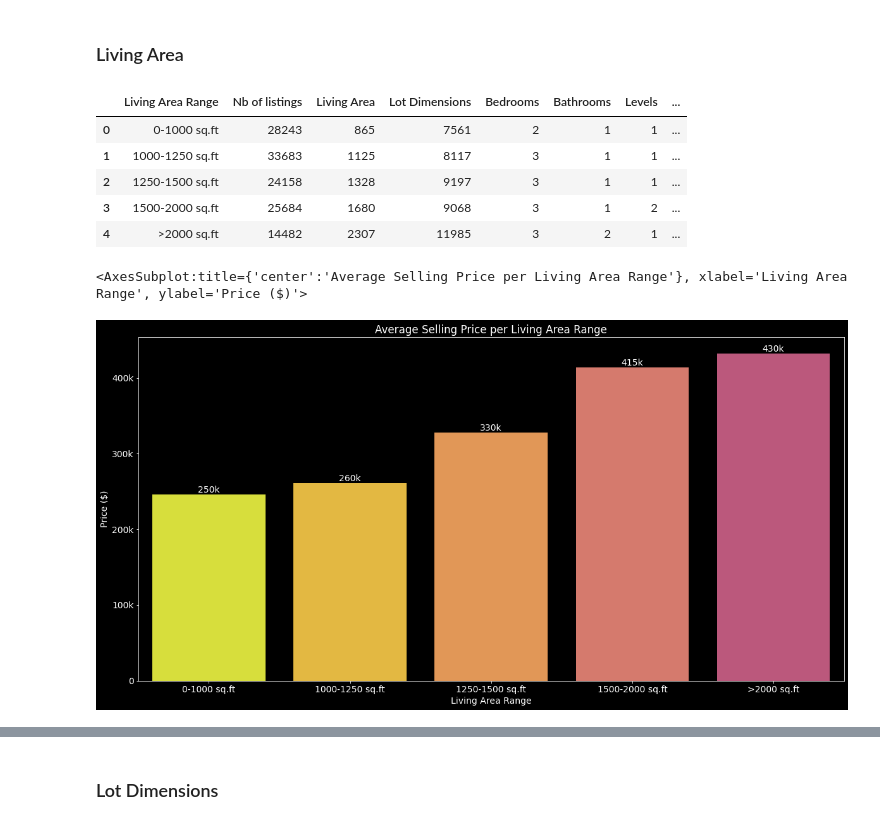
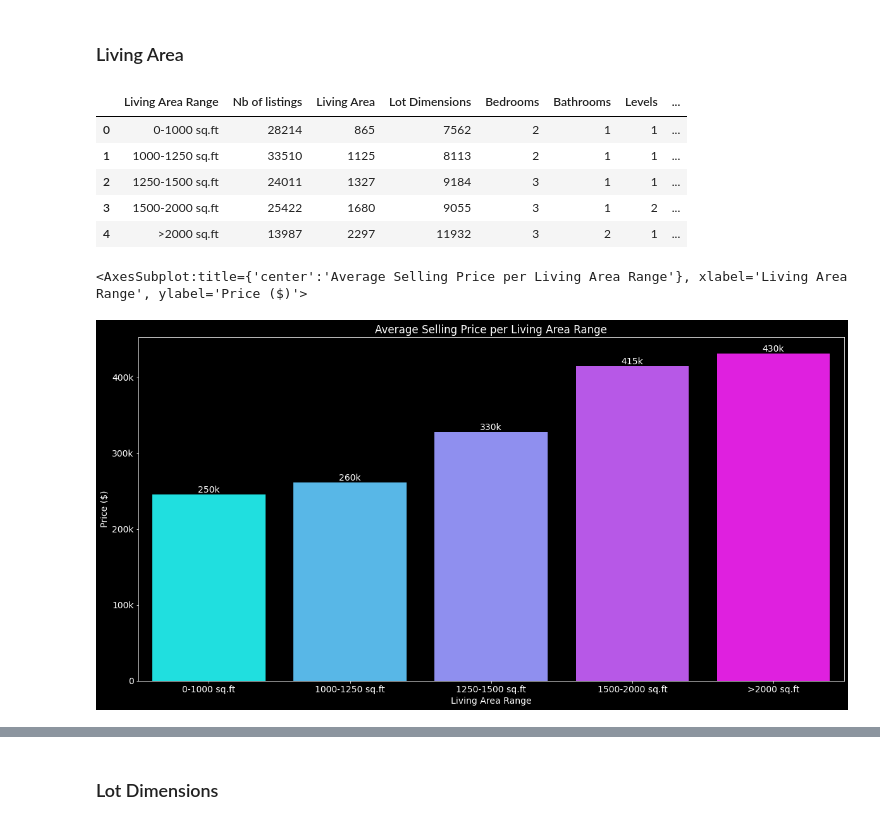
Before and after one commit to simkass/quebec-real-estate-analysis, a Jupyter notebook: notebooks/visualization2.ipynb, the cells around one changed output, grey strips where cells are left out. Saved outputs shown, nothing was run; the diff lists cells and outputs as text; code cells hidden in the pictures.

```diff
--- a/notebooks/visualization2.ipynb
+++ b/notebooks/visualization2.ipynb
@@ -22,13 +22,13 @@ matplotlib.rcParams.update({'font.size': 14})
 # %% [markdown]
 ### Coloring Methods
 # %%
-def get_alpha_blend_cmap(cmap: str, alpha: float):
+def alpha_blend_cmap(cmap: str, alpha: float):
     cls = plt.get_cmap(cmap)(np.linspace(0, 1, 256))
     cls = (1-alpha) + alpha*cls
     return ListedColormap(cls)
 
 
-def get_color_palette_from_cmap(cmap_label: str, cmap_width: int, range_width: int, reversed: bool):
+def color_palette(cmap_label: str, cmap_width: int, range_width: int, reversed: bool):
     colors = []
     cmap = plt.get_cmap(cmap_label, cmap_width)
 
@@ -107,8 +107,6 @@ def add_value_ranges(df: pd.DataFrame, column: str, values: list, unit: str):
 ### Read Processed Data
 # %%
 listings_df = pd.read_csv('../data/processed/processed_listings.csv')
-listings_df = add_price_ranges(listings_df, [200000, 250000, 300000, 350000, 400000, 450000, 500000, 600000])
-listings_df = add_value_ranges(listings_df, "Living Area", [1000, 1250, 1500, 2000], "sq.ft")
 listings_df.sample(5)
 # %% [output]
 |  | Subtype | Style | Living Area | Lot Dimensions | Bedrooms | Bathrooms | Levels | Listing Date | ... |
@@ -165,27 +163,28 @@ fig.add_axes(ax)
 # %% [markdown]
 ### Living Area
 # %%
-la_df = group_column(listings_df, 'Living Area Range')
+df = add_value_ranges(listings_df, "Living Area", [1000, 1250, 1500, 2000], "sq.ft")
+la_df = group_column(df, 'Living Area Range')
 la_df = la_df.sort_values(by=['Price'], ascending=True)
 la_df.head()
 # %% [output]
 |  | Living Area Range | Nb of listings | Living Area | Lot Dimensions | Bedrooms | Bathrooms | Levels | ... |
-| 0 | 0-1000 sq.ft | 28243 | 865 | 7561 | 2 | 1 | 1 | ... |
-| 1 | 1000-1250 sq.ft | 33683 | 1125 | 8117 | 3 | 1 | 1 | ... |
-| 2 | 1250-1500 sq.ft | 24158 | 1328 | 9197 | 3 | 1 | 1 | ... |
-| 3 | 1500-2000 sq.ft | 25684 | 1680 | 9068 | 3 | 1 | 2 | ... |
-| 4 | >2000 sq.ft | 14482 | 2307 | 11985 | 3 | 2 | 1 | ... |
+| 0 | 0-1000 sq.ft | 28214 | 865 | 7562 | 2 | 1 | 1 | ... |
+| 1 | 1000-1250 sq.ft | 33510 | 1125 | 8113 | 2 | 1 | 1 | ... |
+| 2 | 1250-1500 sq.ft | 24011 | 1327 | 9184 | 3 | 1 | 1 | ... |
+| 3 | 1500-2000 sq.ft | 25422 | 1680 | 9055 | 3 | 1 | 2 | ... |
+| 4 | >2000 sq.ft | 13987 | 2297 | 11932 | 3 | 2 | 1 | ... |
 # %%
 fig = plt.figure(figsize=[20, 10])
-ax = sns.barplot(x="Living Area Range", y="Price", data=la_df, palette=get_color_palette_from_cmap("plasma", 9, 9, True))
+ax = sns.barplot(x="Living Area Range", y="Price", data=la_df, palette=color_palette("cool", 5, 5, False))
 
 ax.set_title("Average Selling Price per Living Area Range")
 ax.set_ylabel("Price ($)")
 ax.set_yticklabels(["0", "100k", "200k", "300k", "400k"])
 ax.bar_label(ax.containers[0], labels=["250k", "260k", "330k", "415k", "430k"])
 fig.add_axes(ax)
 # %% [output]
 <AxesSubplot:title={'center':'Average Selling Price per Living Area Range'}, xlabel='Living Area Range', ylabel='Price ($)'>
-[figure, old version]
+[figure, new version]
 # %%
 fig, ax = plt.subplots(figsize=(20, 10))
```
Also changed, not shown: parts of 15 cells of this notebook, 4 other files.
